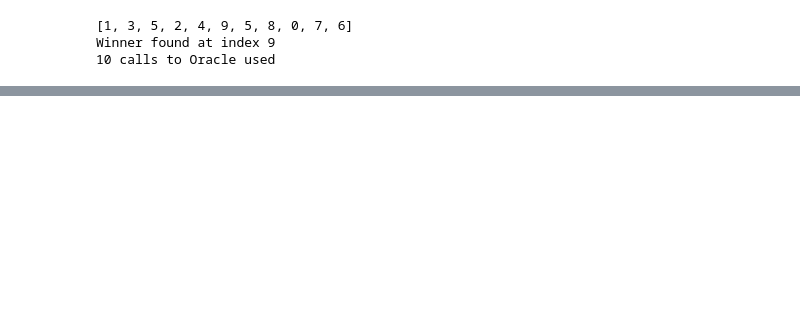
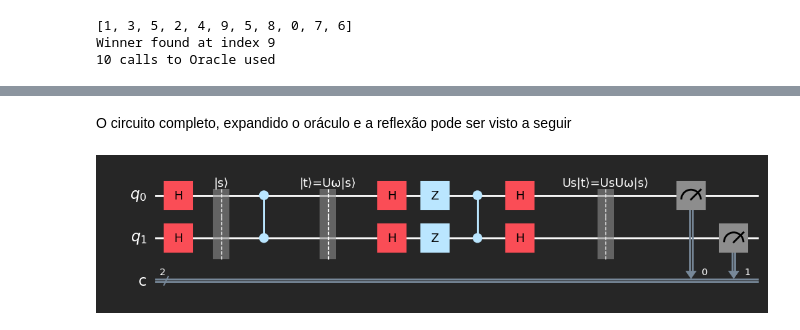
Before and after one commit to marciodojr/qc-examples, a Jupyter notebook: grovers-algorithm_1.ipynb, the cells around one changed output, grey strips where cells are left out. Drawn from its saved outputs; the diff is of its cells as text; code cells hidden in the pictures; blank space fills up the shorter version.

```diff
--- a/grovers-algorithm_1.ipynb
+++ b/grovers-algorithm_1.ipynb
@@ -97,0 +213,6 @@ c: 2/═════════════════════════
+# %% [markdown]
+O circuito completo, expandido o oráculo e a reflexão pode ser visto a seguir
+# %%
+grover_circ.decompose(gates_to_decompose=["Uω", "Us"]).draw(output="mpl", style="iqp-dark")
+# %% [output]
+[figure, added]
```
Also changed, not shown: parts of 21 cells of this notebook, 1 other file.
